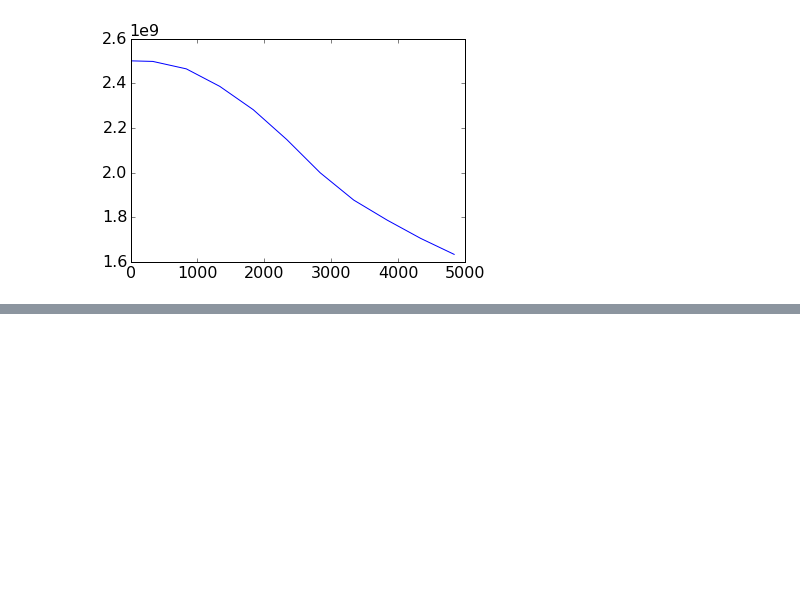
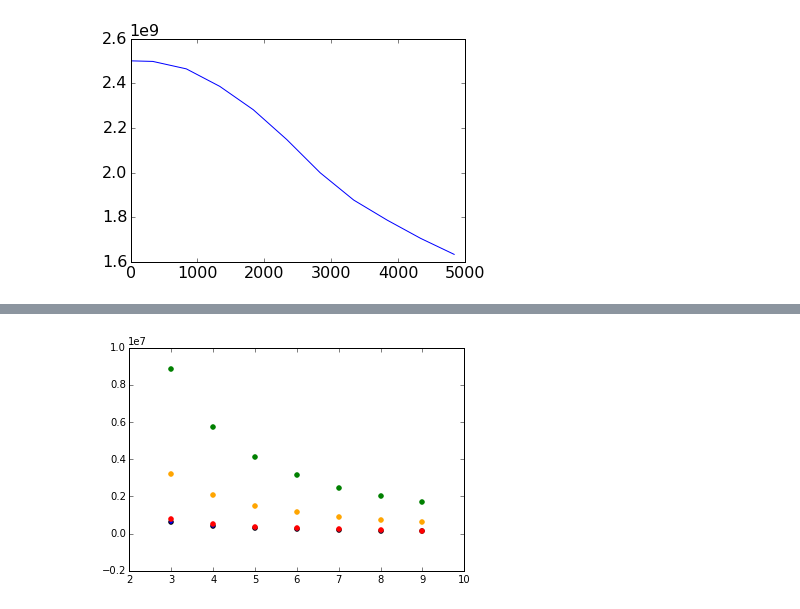
Before and after one commit to jedman/dedalus-leakylid, a Jupyter notebook: tau-comparison.ipynb, the cells around one changed output, grey strips where cells are left out. Cells and saved outputs as stored; diff of their text form; code cells hidden in the pictures; blank space fills up the shorter version.

```diff
--- a/tau-comparison.ipynb
+++ b/tau-comparison.ipynb
@@ -151,0 +165,11 @@ for a in archive_list09:
+# %%
+for a in archive_list1:
+    plt.scatter(a['k'], 1./a['std_err'])
+for a in archive_list05:
+    plt.scatter(a['k'], 1./a['std_err'], color ='red')
+for a in archive_list05_m2:
+    plt.scatter(a['k'], 1./a['std_err'], color ='green')
+for a in archive_list1_m2:
+    plt.scatter(a['k'], 1./a['std_err'], color ='orange')
+# %% [output]
+[figure, added]
```
Also changed, not shown: parts of 6 cells of this notebook, 3 other files.
